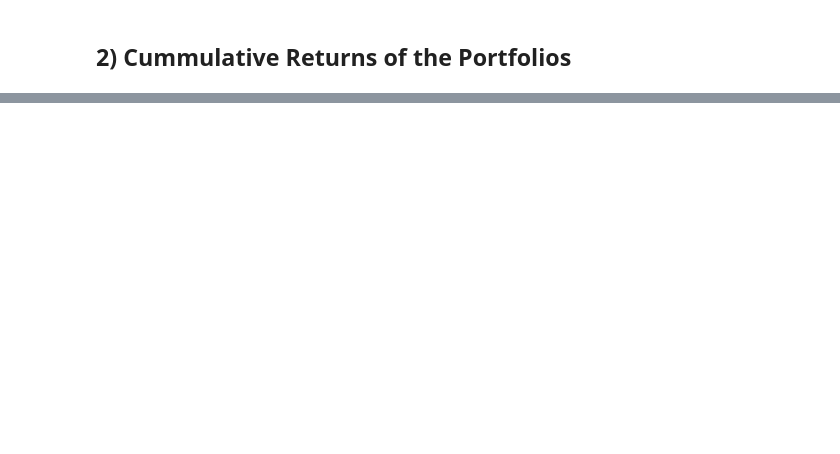
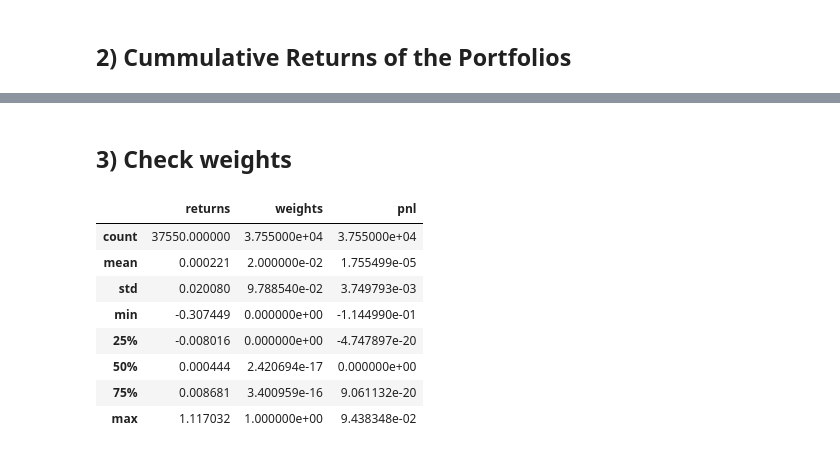
Before and after one commit to dcuoliveira/graph-portfolio-opt, a Jupyter notebook: src/results_debug.ipynb, the cells around one changed output, grey strips where cells are left out. Cells and saved outputs as stored; diff of their text form; code cells hidden in the pictures; blank space fills up the shorter version.

```diff
--- a/src/results_debug.ipynb
+++ b/src/results_debug.ipynb
@@ -108,0 +85,16 @@ plt.show()
+# %% [markdown]
+## 3) Check weights
+# %%
+check_name = "mvo_lo_sample"
+
+all_summary_df.loc[all_summary_df["model"] == check_name, ["returns", "weights", "pnl"]].describe()
+# %% [output]
+|  | returns | weights | pnl |
+| count | 37550.000000 | 3.755000e+04 | 3.755000e+04 |
+| mean | 0.000221 | 2.000000e-02 | 1.755499e-05 |
+| std | 0.020080 | 9.788540e-02 | 3.749793e-03 |
+| min | -0.307449 | 0.000000e+00 | -1.144990e-01 |
+| 25% | -0.008016 | 0.000000e+00 | -4.747897e-20 |
+| 50% | 0.000444 | 2.420694e-17 | 0.000000e+00 |
+| 75% | 0.008681 | 3.400959e-16 | 9.061132e-20 |
+| max | 1.117032 | 1.000000e+00 | 9.438348e-02 |
```
Also changed, not shown: parts of 8 cells of this notebook.
